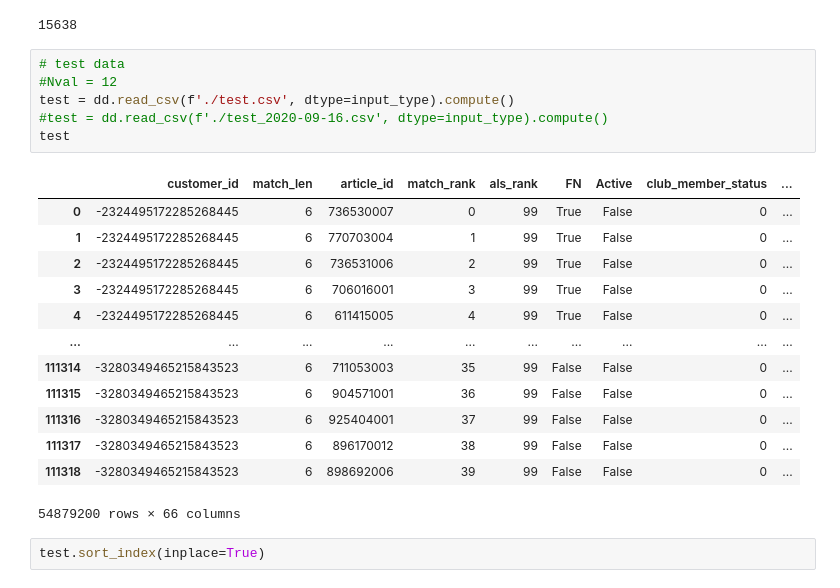
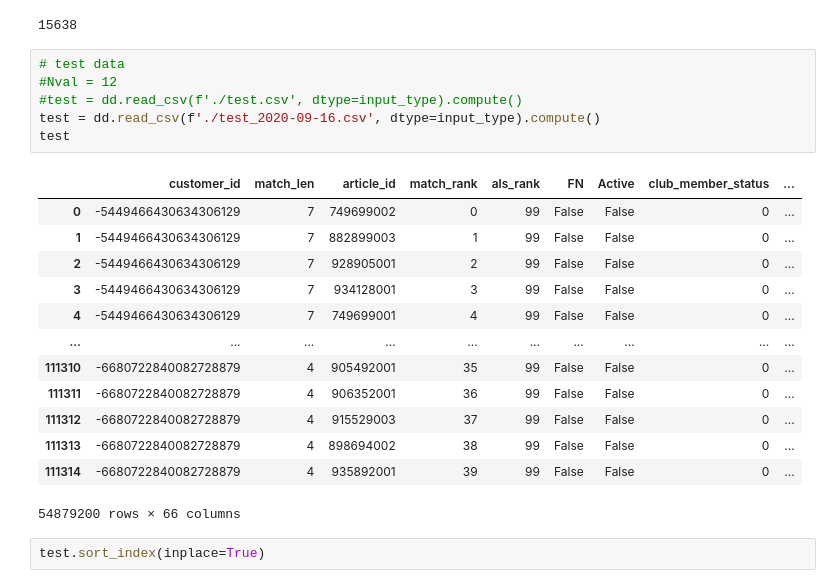
Before and after one commit to tetsuro731/H-M-kaggle-tetsuro731, a Jupyter notebook: notebook2/lightgbm-test.ipynb, the cells around one changed output. Saved outputs shown, nothing was run; the diff lists cells and outputs as text.

```diff
--- a/notebook2/lightgbm-test.ipynb
+++ b/notebook2/lightgbm-test.ipynb
@@ -367,22 +367,22 @@ gc.collect()
 # %%
 # test data
 #Nval = 12
-test = dd.read_csv(f'./test.csv', dtype=input_type).compute()
-#test = dd.read_csv(f'./test_2020-09-16.csv', dtype=input_type).compute()
+#test = dd.read_csv(f'./test.csv', dtype=input_type).compute()
+test = dd.read_csv(f'./test_2020-09-16.csv', dtype=input_type).compute()
 test
 # %% [output]
 |  | customer_id | match_len | article_id | match_rank | als_rank | FN | Active | club_member_status | ... |
-| 0 | -2324495172285268445 | 6 | 736530007 | 0 | 99 | True | False | 0 | ... |
-| 1 | -2324495172285268445 | 6 | 770703004 | 1 | 99 | True | False | 0 | ... |
-| 2 | -2324495172285268445 | 6 | 736531006 | 2 | 99 | True | False | 0 | ... |
-| 3 | -2324495172285268445 | 6 | 706016001 | 3 | 99 | True | False | 0 | ... |
-| 4 | -2324495172285268445 | 6 | 611415005 | 4 | 99 | True | False | 0 | ... |
+| 0 | -5449466430634306129 | 7 | 749699002 | 0 | 99 | False | False | 0 | ... |
+| 1 | -5449466430634306129 | 7 | 882899003 | 1 | 99 | False | False | 0 | ... |
+| 2 | -5449466430634306129 | 7 | 928905001 | 2 | 99 | False | False | 0 | ... |
+| 3 | -5449466430634306129 | 7 | 934128001 | 3 | 99 | False | False | 0 | ... |
+| 4 | -5449466430634306129 | 7 | 749699001 | 4 | 99 | False | False | 0 | ... |
 | ... | ... | ... | ... | ... | ... | ... | ... | ... | ... |
-| 111314 | -3280349465215843523 | 6 | 711053003 | 35 | 99 | False | False | 0 | ... |
-| 111315 | -3280349465215843523 | 6 | 904571001 | 36 | 99 | False | False | 0 | ... |
-| 111316 | -3280349465215843523 | 6 | 925404001 | 37 | 99 | False | False | 0 | ... |
-| 111317 | -3280349465215843523 | 6 | 896170012 | 38 | 99 | False | False | 0 | ... |
-| 111318 | -3280349465215843523 | 6 | 898692006 | 39 | 99 | False | False | 0 | ... |
+| 111310 | -6680722840082728879 | 4 | 905492001 | 35 | 99 | False | False | 0 | ... |
+| 111311 | -6680722840082728879 | 4 | 906352001 | 36 | 99 | False | False | 0 | ... |
+| 111312 | -6680722840082728879 | 4 | 915529003 | 37 | 99 | False | False | 0 | ... |
+| 111313 | -6680722840082728879 | 4 | 898694002 | 38 | 99 | False | False | 0 | ... |
+| 111314 | -6680722840082728879 | 4 | 935892001 | 39 | 99 | False | False | 0 | ... |
 54879200 rows × 66 columns
 # %%
 test.sort_index(inplace=True)
```
Also changed, not shown: parts of 14 cells of this notebook, 1 other file.
